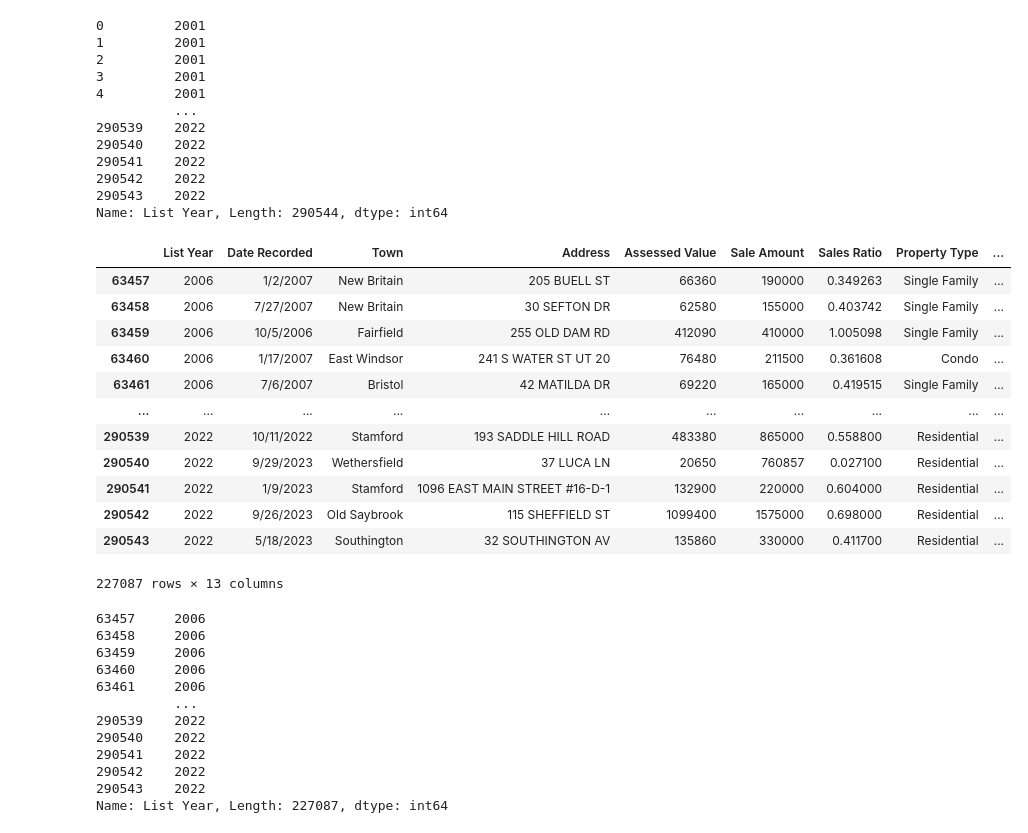
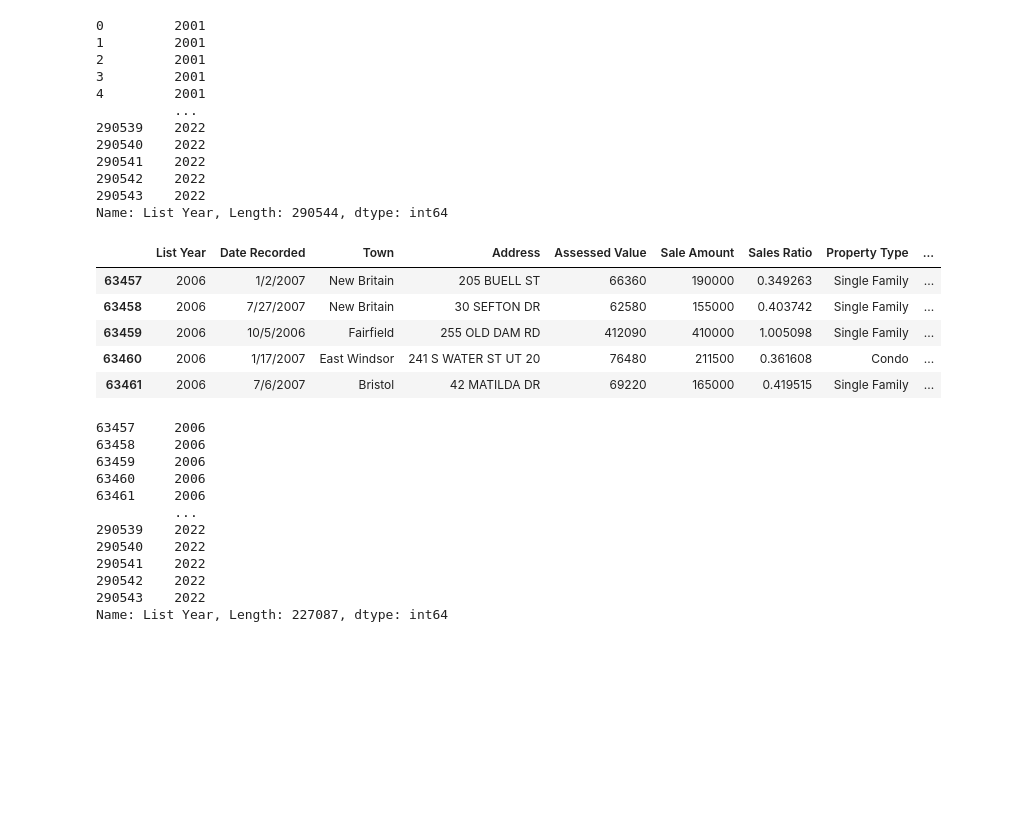
Before and after one commit to Cdenisemt/Project-1, a Jupyter notebook: Team_4.ipynb, the cells around one changed output. Cells and saved outputs as stored; diff of their text form; code cells hidden in the pictures; blank space fills up the shorter version.

```diff
--- a/Team_4.ipynb
+++ b/Team_4.ipynb
@@ -44,21 +44,14 @@ Name: List Year, Length: 290544, dtype: int64
 # Filter out rows where the Year is between 2001 and 2005 (inclusive)
 df_filtered = real_estate_data_df[~real_estate_data_df['List Year'].between(2001, 2005)]
 # %%
-df_filtered
+df_filtered.head()
 # %% [output]
 |  | List Year | Date Recorded | Town | Address | Assessed Value | Sale Amount | Sales Ratio | Property Type | ... |
 | 63457 | 2006 | 1/2/2007 | New Britain | 205 BUELL ST | 66360 | 190000 | 0.349263 | Single Family | ... |
 | 63458 | 2006 | 7/27/2007 | New Britain | 30 SEFTON DR | 62580 | 155000 | 0.403742 | Single Family | ... |
 | 63459 | 2006 | 10/5/2006 | Fairfield | 255 OLD DAM RD | 412090 | 410000 | 1.005098 | Single Family | ... |
 | 63460 | 2006 | 1/17/2007 | East Windsor | 241 S WATER ST UT 20 | 76480 | 211500 | 0.361608 | Condo | ... |
 | 63461 | 2006 | 7/6/2007 | Bristol | 42 MATILDA DR | 69220 | 165000 | 0.419515 | Single Family | ... |
-| ... | ... | ... | ... | ... | ... | ... | ... | ... | ... |
-| 290539 | 2022 | 10/11/2022 | Stamford | 193 SADDLE HILL ROAD | 483380 | 865000 | 0.558800 | Residential | ... |
-| 290540 | 2022 | 9/29/2023 | Wethersfield | 37 LUCA LN | 20650 | 760857 | 0.027100 | Residential | ... |
-| 290541 | 2022 | 1/9/2023 | Stamford | 1096 EAST MAIN STREET #16-D-1 | 132900 | 220000 | 0.604000 | Residential | ... |
-| 290542 | 2022 | 9/26/2023 | Old Saybrook | 115 SHEFFIELD ST | 1099400 | 1575000 | 0.698000 | Residential | ... |
-| 290543 | 2022 | 5/18/2023 | Southington | 32 SOUTHINGTON AV | 135860 | 330000 | 0.411700 | Residential | ... |
-227087 rows × 13 columns
 # %%
 df_filtered["List Year"]
 # %% [output]
```
Also changed, not shown: parts of 13 cells of this notebook, 6 other files.
